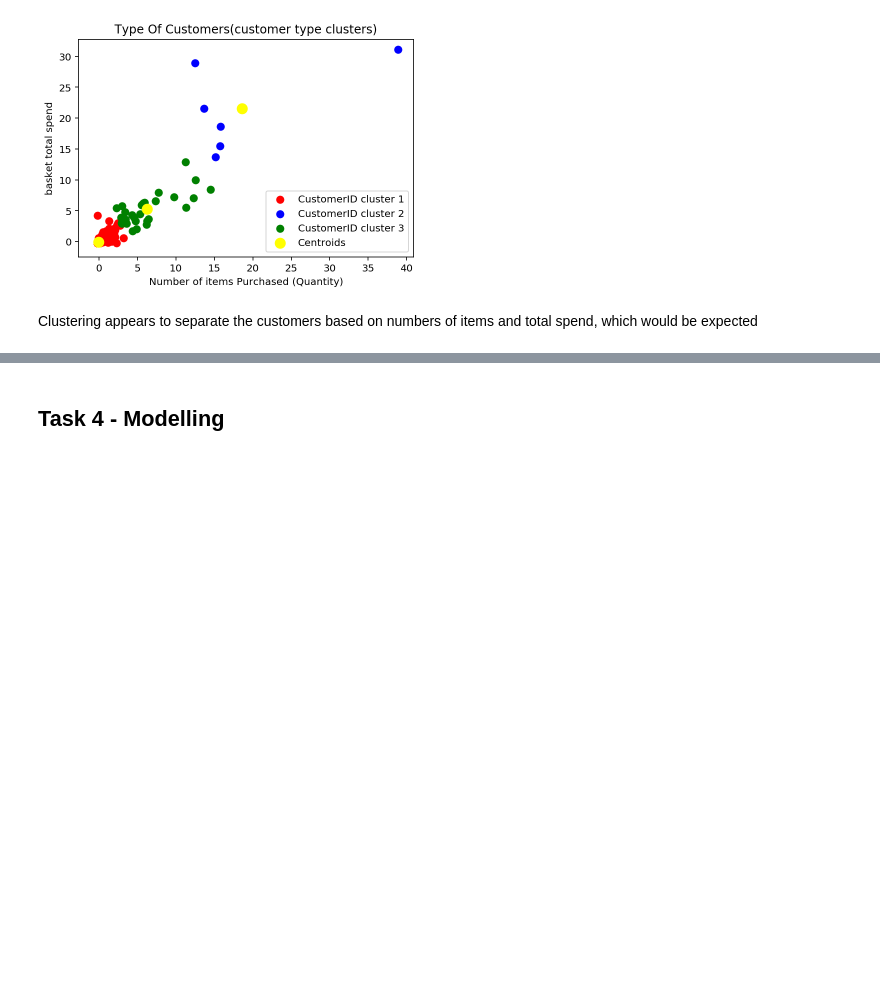
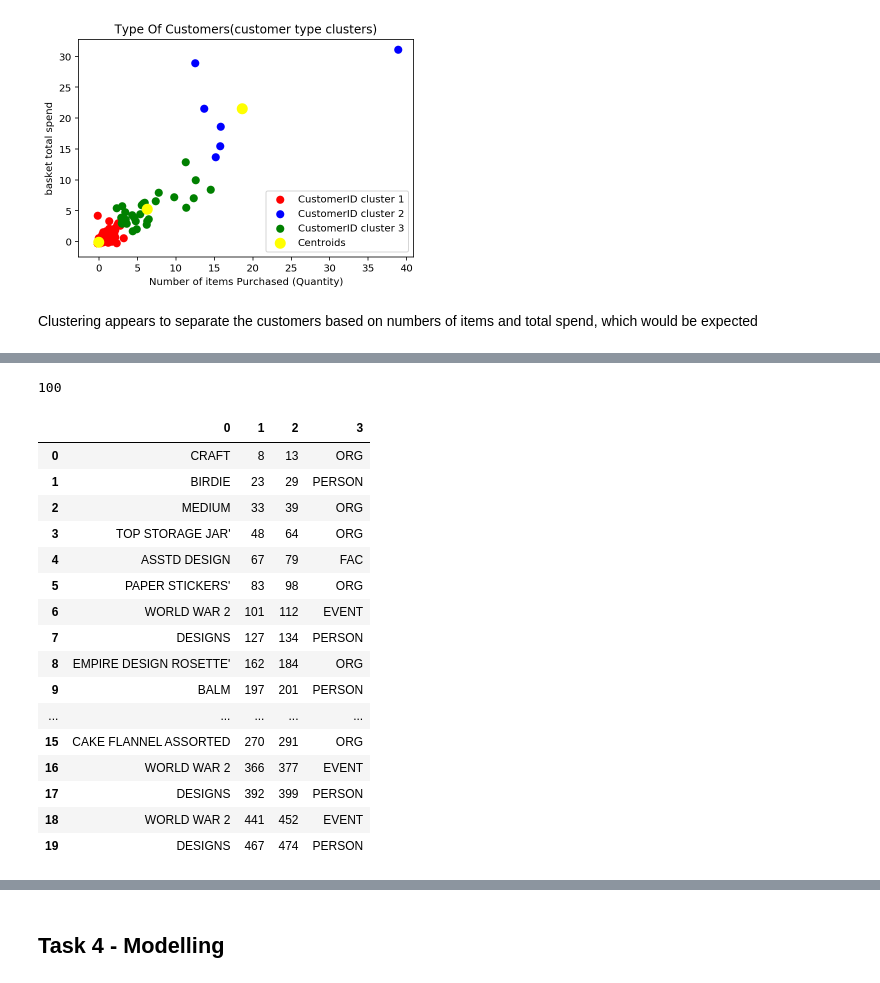
Before and after one commit to scheckley/online-retail, a Jupyter notebook: analysis.ipynb, the cells around one changed output, grey strips where cells are left out. Cells and saved outputs as stored; diff of their text form; code cells hidden in the pictures; blank space fills up the shorter version.

```diff
--- a/analysis.ipynb
+++ b/analysis.ipynb
@@ -557,0 +560,5 @@ Clustering appears to separate the customers based on numbers of items and total
+# %%
+import spacy
+from collections import defaultdict
+from spacy.lang.en.stop_words import STOP_WORDS
+nlp = spacy.load('en')
@@ -557,0 +571,4 @@ Clustering appears to separate the customers based on numbers of items and total
+# %%
+len(frank)
+# %% [output]
+100
@@ -557,0 +598,22 @@ Clustering appears to separate the customers based on numbers of items and total
+# %%
+entities = pd.DataFrame(entities)
+entities[3].unique()
+entities.head(20)
+# %% [output]
+|  | 0 | 1 | 2 | 3 |
+| 0 | CRAFT | 8 | 13 | ORG |
+| 1 | BIRDIE | 23 | 29 | PERSON |
+| 2 | MEDIUM | 33 | 39 | ORG |
+| 3 | TOP STORAGE JAR' | 48 | 64 | ORG |
+| 4 | ASSTD DESIGN | 67 | 79 | FAC |
+| 5 | PAPER STICKERS' | 83 | 98 | ORG |
+| 6 | WORLD WAR 2 | 101 | 112 | EVENT |
+| 7 | DESIGNS | 127 | 134 | PERSON |
+| 8 | EMPIRE DESIGN ROSETTE' | 162 | 184 | ORG |
+| 9 | BALM | 197 | 201 | PERSON |
+| ... | ... | ... | ... | ... |
+| 15 | CAKE FLANNEL ASSORTED | 270 | 291 | ORG |
+| 16 | WORLD WAR 2 | 366 | 377 | EVENT |
+| 17 | DESIGNS | 392 | 399 | PERSON |
+| 18 | WORLD WAR 2 | 441 | 452 | EVENT |
+| 19 | DESIGNS | 467 | 474 | PERSON |
```
Also changed, not shown: parts of 9 cells of this notebook.
